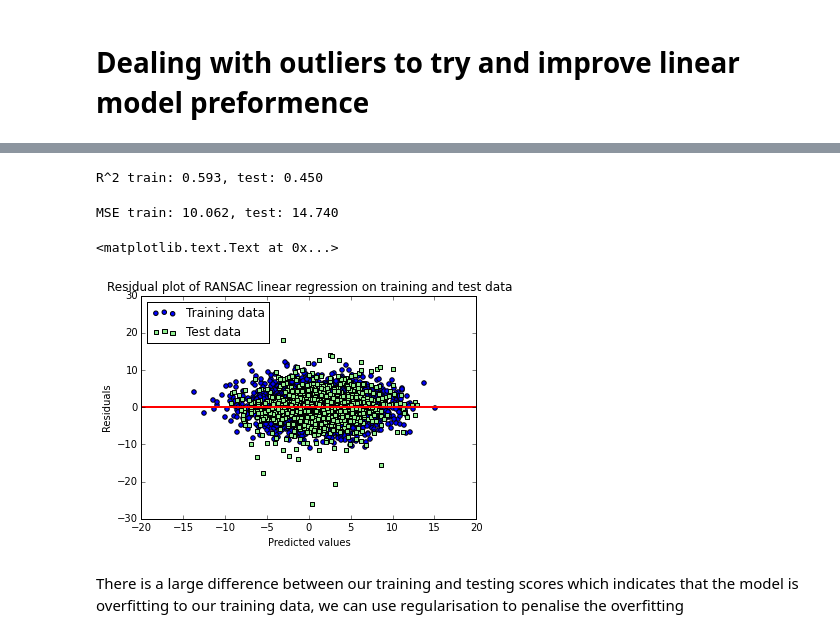
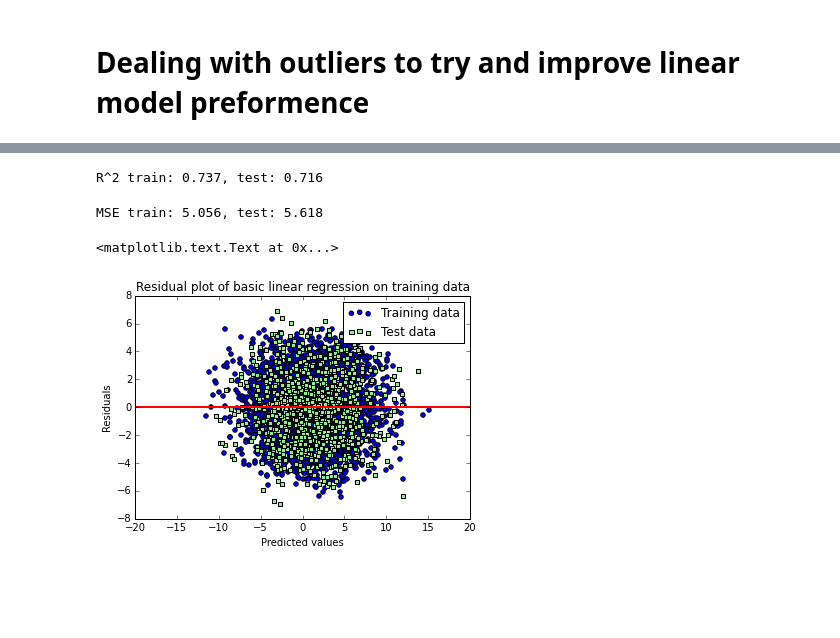
Before and after one commit to Fungie/C1-challenge, a Jupyter notebook: Capital one data science problem.ipynb, the cells around one changed output, grey strips where cells are left out. Cells and saved outputs as stored; diff of their text form; code cells hidden in the pictures; blank space fills up the shorter version.

Commit message:
lin regress on outlier removed data

```diff
--- a/Capital one data science problem.ipynb
+++ b/Capital one data science problem.ipynb
@@ -242,9 +243,9 @@ ransac = RANSACRegressor(LinearRegression(),
                         max_trials=100,
                         min_samples=1500,
                         residual_metric = lambda x: np.sum(np.abs(x),axis=1),
-                        residual_threshold = 10.0,
+                        residual_threshold = 5.0,
                         random_state=0)
-ransac.fit(X_train,y_train)
+ransac.fit(X,y)
 # %% [output]
 RANSACRegressor(base_estimator=LinearRegression(copy_X=True, fit_intercept=True, n_jobs=1, normalize=False),
         is_data_valid=None, is_model_valid=None, max_trials=100,
@@ -272,0 +267,4 @@ y_test_pred_ransac = ransac.predict(X_test)
+# %%
+X = X[inlier_mask]
+# %%
+y = y[inlier_mask]
@@ -273,26 +293,30 @@ y_test_pred_ransac = ransac.predict(X_test)
+# %%
+X_train, X_test, y_train, y_test = train_test_split(X,y)
+lin = LinearRegression()
+lin.fit(X_train,y_train)
+y_train_pred = lin.predict(X_train)
+y_test_pred = lin.predict(X_test)
 # %%
 print 'R^2 train: %.3f, test: %.3f' %(
-r2_score(y_train, y_train_pred_ransac),
-r2_score(y_test, y_test_pred_ransac))
+r2_score(y_train, y_train_pred),
+r2_score(y_test, y_test_pred))
 # %% [output]
-R^2 train: 0.593, test: 0.450
+R^2 train: 0.737, test: 0.716
 # %%
 print 'MSE train: %.3f, test: %.3f' %(
-mean_squared_error(y_train, y_train_pred_ransac),
-mean_squared_error(y_test, y_test_pred_ransac))
+mean_squared_error(y_train, y_train_pred),
+mean_squared_error(y_test, y_test_pred))
 # %% [output]
-MSE train: 10.062, test: 14.740
+MSE train: 5.056, test: 5.618
 # %%
-plt.scatter(y_train_pred_ransac,  y_train_pred_ransac - y_train, c='blue', marker='o', label='Training data')
-plt.scatter(y_test_pred_ransac,  y_test_pred_ransac - y_test, c='lightgreen', marker='s', label='Test data')
+plt.scatter(y_train_pred,  y_train_pred - y_train, c='blue', marker='o', label='Training data')
+plt.scatter(y_test_pred,  y_test_pred - y_test, c='lightgreen', marker='s', label='Test data')
 plt.xlabel('Predicted values')
 plt.ylabel('Residuals')
-plt.legend(loc='upper left')
+plt.legend(loc='best')
 plt.hlines(y=0, xmin=-20, xmax=20, lw=2, color='red')
 plt.xlim([-20,20])
-plt.title('Residual plot of RANSAC linear regression on training and test data')
+plt.title('Residual plot of basic linear regression on training data')
 # %% [output]
 <matplotlib.text.Text at 0x...>
-[figure, old version]
+[figure, new version]
-# %% [markdown]
-There is a large difference between our training and testing scores which indicates that the model is overfitting to our training data, we can use regularisation to penalise the overfitting
```
Also changed, not shown: parts of 11 cells of this notebook.
